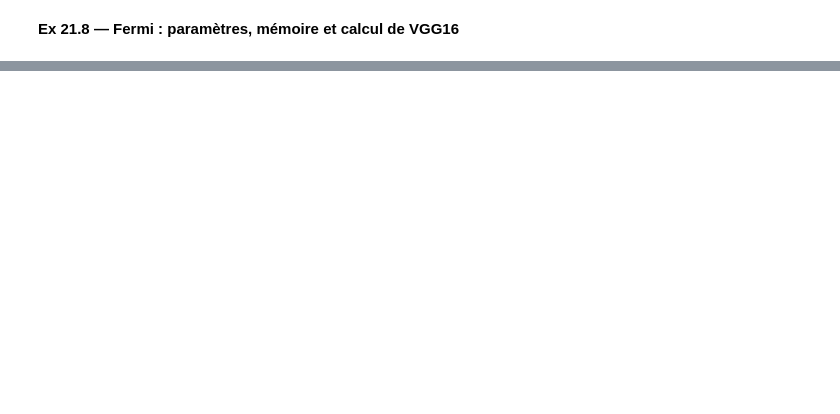
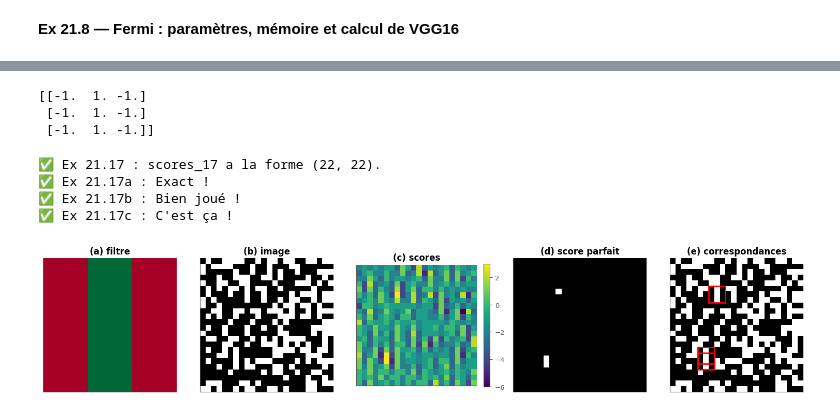
Before and after one commit to cemah2/workbookIA, a Jupyter notebook: chapitres/ch21_cnn/05_solutions.ipynb, the cells around one changed output, grey strips where cells are left out. Saved outputs shown, nothing was run; the diff lists cells and outputs as text; code cells hidden in the pictures; blank space fills up the shorter version.

```diff
--- a/chapitres/ch21_cnn/05_solutions.ipynb
+++ b/chapitres/ch21_cnn/05_solutions.ipynb
@@ -701,0 +1152,57 @@ WB_ANSWER {"hash": "e0f95ad1733fdaf8c1caef3c62b509fb6a5b82bc0deb26aed801147df7bc
+# %%
+IMG_17 = (np.random.default_rng(2169).random((24, 24)) < 0.4).astype(float)    # a noisy binary image: 1 white, 0 black
+K_17 = -np.ones((3, 3))
+K_17[:, 1] = 1.0                       # the filter: a short vertical white stripe (+1) surrounded by black (-1)
+print(K_17)
+# %% [output]
+[[-1.  1. -1.]
+ [-1.  1. -1.]
+ [-1.  1. -1.]]
+# %%
+scores_17 = mylearn.conv.conv2d(IMG_17[None, None], K_17[None, None])[0, 0]
+best_17 = K_17[K_17 > 0].sum()                    # 3: every +1 on white, every -1 on black
+perfect_17 = int(np.sum(scores_17 == best_17))
+worst_17 = int(np.sum(scores_17 == -(K_17 < 0).sum()))   # -6: every -1 on white, every +1 on black
+twos_17 = int(np.sum(scores_17 == 2))
+
+
+def show_17(img, kernel, scores):
+    """Reproduce figure 21.14 in five panels: the filter, the image, the scores, the perfect matches, the image
+    with a box around each match (plt.Rectangle). End with plt.show()."""
+    best = kernel[kernel > 0].sum()
+    fig, axes = plt.subplots(1, 5, figsize=(15, 3.4))
+    axes[0].imshow(kernel, cmap="RdYlGn", vmin=-1, vmax=1)
+    axes[0].set_title("(a) filtre")
+    axes[1].imshow(img, cmap="gray")
+    axes[1].set_title("(b) image")
+    shown = axes[2].imshow(scores, cmap="viridis")
+    fig.colorbar(shown, ax=axes[2], fraction=0.046)
+    axes[2].set_title("(c) scores")
+    axes[3].imshow(scores == best, cmap="gray")
+    axes[3].set_title("(d) score parfait")
+    axes[4].imshow(img, cmap="gray")
+    for i, j in np.argwhere(scores == best):          # the window of output (i, j) starts at pixel (i, j)
+        axes[4].add_patch(plt.Rectangle((j - 0.5, i - 0.5), 3, 3, fill=False, edgecolor="red", linewidth=2))
+    axes[4].set_title("(e) correspondances")
+    for ax in axes:
+        ax.set_xticks([])
+        ax.set_yticks([])
+    plt.tight_layout()
+    plt.show()
+with checked("21.17"):
+    if filled(scores_17):
+        arr_17 = as_numpy(scores_17)
+        verdict("21.17", arr_17 is not None and arr_17.shape == (22, 22), "scores_17 a la forme (22, 22).",
+                f"scores_17 : attendu un tableau (22, 22), une corrélation sans padding (24 - 3 + 1) ; reçu "
+                f"{None if arr_17 is None else arr_17.shape}.")
+    wb.check("21.17a", perfect_17)
+    wb.check("21.17b", worst_17)
+    wb.check("21.17c", twos_17)
+    if filled(scores_17):
+        show_17(IMG_17, K_17, np.asarray(scores_17))
+# %% [output]
+✅ Ex 21.17 : scores_17 a la forme (22, 22).
+✅ Ex 21.17a : Exact !
+✅ Ex 21.17b : Bien joué !
+✅ Ex 21.17c : C'est ça !
+[figure, added]
```
Also changed, not shown: parts of 91 cells of this notebook, 16 other files.
